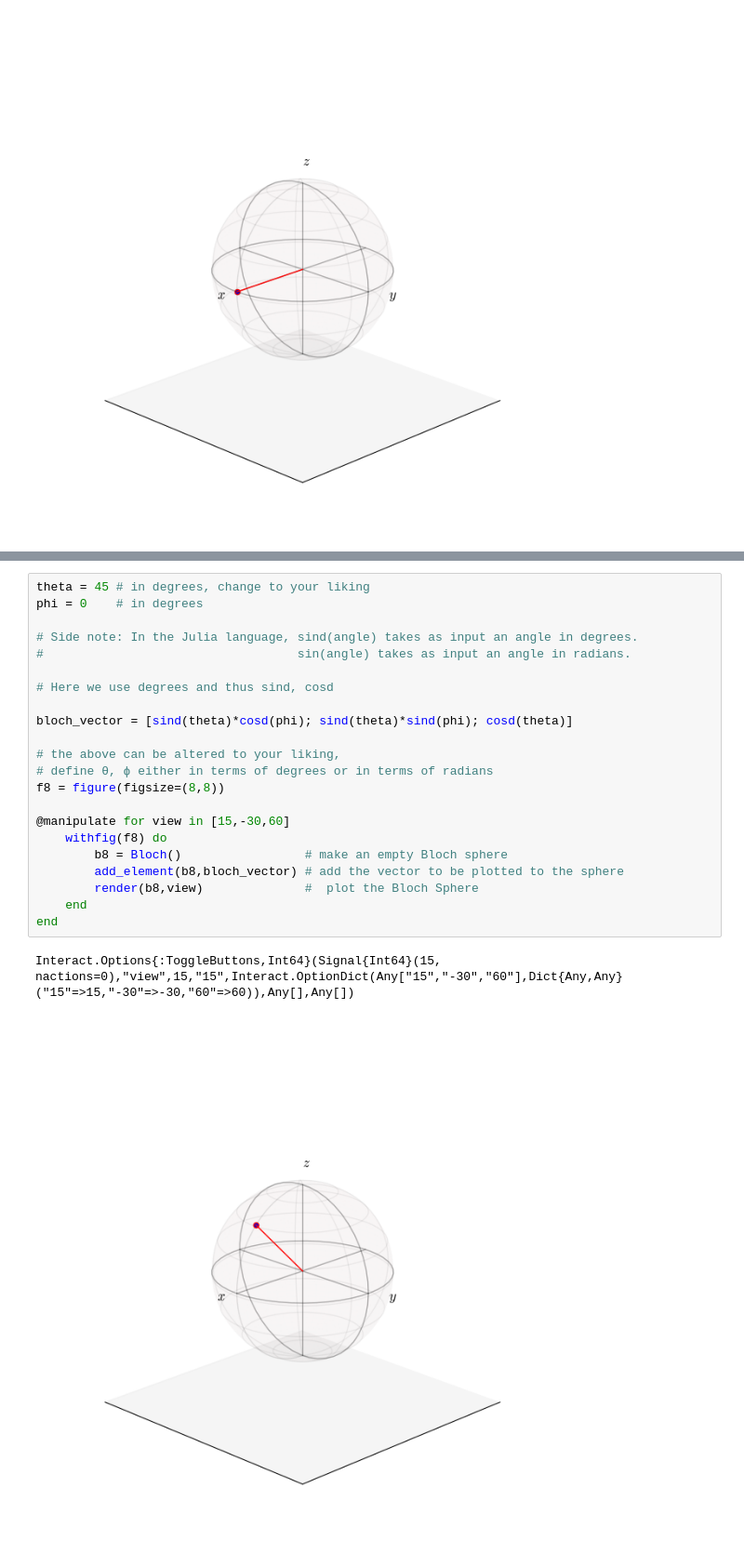
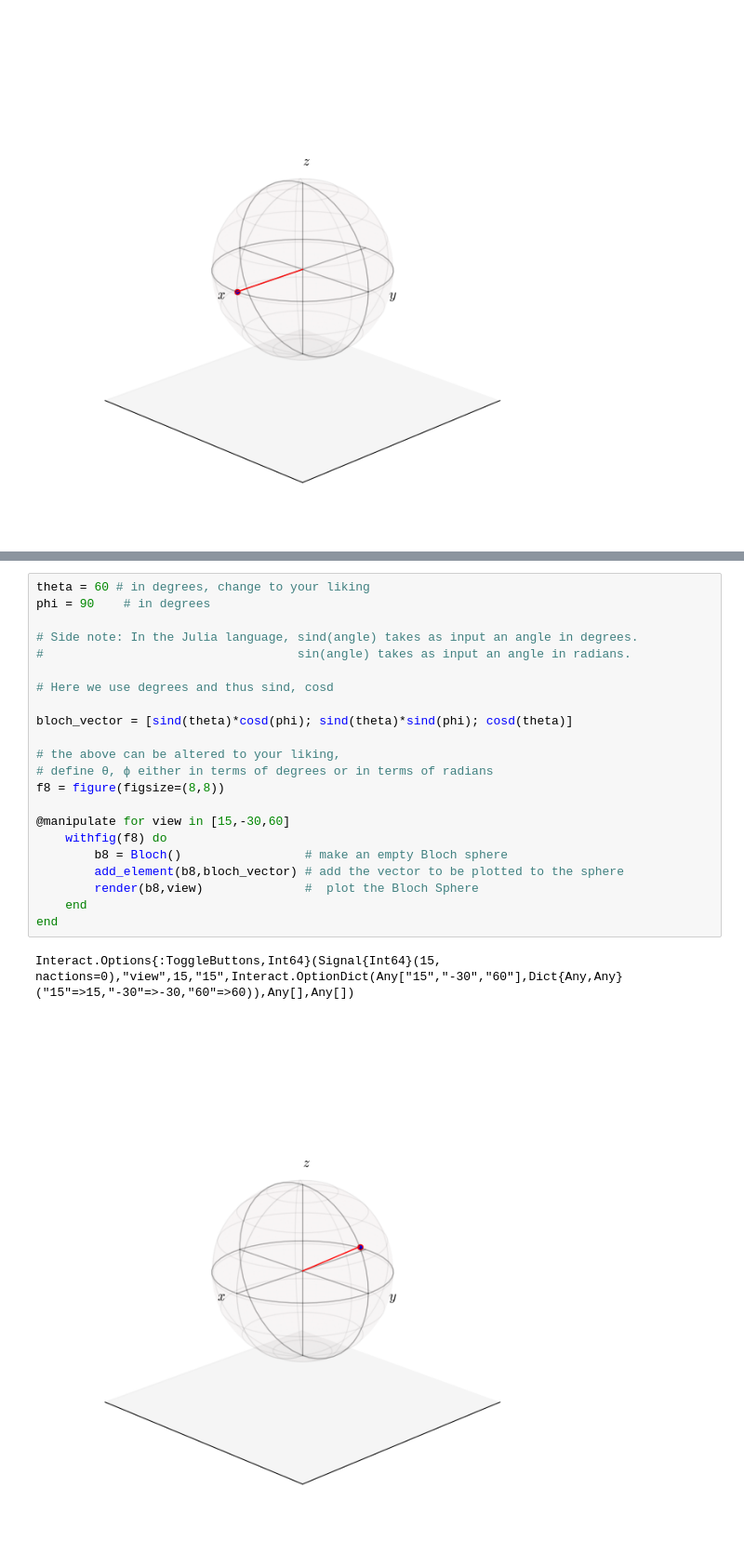
Before and after one commit to QuCryptoX/Week_0, a Jupyter notebook: Notebook_Week_0.ipynb, the cells around one changed output, grey strips where cells are left out. Shown: that part at 93% size. Drawn from its saved outputs; the diff is of its cells as text.

```diff
--- a/Notebook_Week_0.ipynb
+++ b/Notebook_Week_0.ipynb
@@ -911,29 +922,29 @@ Translating to cartesian coordinates we recover
 
 $$ v = \begin{pmatrix} \sin\theta \cdot cos\phi \\ \sin\theta \cdot sin\phi \\ \cos\theta \end{pmatrix} $$
 # %%
-theta = 45 # in degrees, change to your liking
-phi = 0    # in degrees
+theta = 60 # in degrees, change to your liking
+phi = 90    # in degrees
 
 # Side note: In the Julia language, sind(angle) takes as input an angle in degrees.
 #                                   sin(angle) takes as input an angle in radians.
 
 # Here we use degrees and thus sind, cosd
 
 bloch_vector = [sind(theta)*cosd(phi); sind(theta)*sind(phi); cosd(theta)]
 
 # the above can be altered to your liking,
 # define θ, ϕ either in terms of degrees or in terms of radians
 f8 = figure(figsize=(8,8))
 
 @manipulate for view in [15,-30,60]
     withfig(f8) do
         b8 = Bloch()                 # make an empty Bloch sphere
         add_element(b8,bloch_vector) # add the vector to be plotted to the sphere
         render(b8,view)              #  plot the Bloch Sphere
     end
 end
 # %% [output]
 Interact.Options{:ToggleButtons,Int64}(Signal{Int64}(15, nactions=0),"view",15,"15",Interact.OptionDict(Any["15","-30","60"],Dict{Any,Any}("15"=>15,"-30"=>-30,"60"=>60)),Any[],Any[])
-[figure, old version]
+[figure, new version]
 # %% [markdown]
 <a rel="license" href="http://creativecommons.org/licenses/by-nc/4.0/"><img alt="Creative Commons License" style="border-width:0" src="https://i.creativecommons.org/l/by-nc/4.0/88x31.png" /></a><br /><span xmlns:dct="http://purl.org/dc/terms/" property="dct:title">Week 0 Exercises for QuCryptoX</span> by <a xmlns:cc="http://creativecommons.org/ns#" href="http://qutech.nl/edu/" property="cc:attributionName" rel="cc:attributionURL">QuTech Academy</a> is licensed under a <a rel="license" href="http://creativecommons.org/licenses/by-nc/4.0/">Creative Commons Attribution-NonCommercial 4.0 International License</a>.
```
Also changed, not shown: parts of 35 cells of this notebook, 2 other files.
